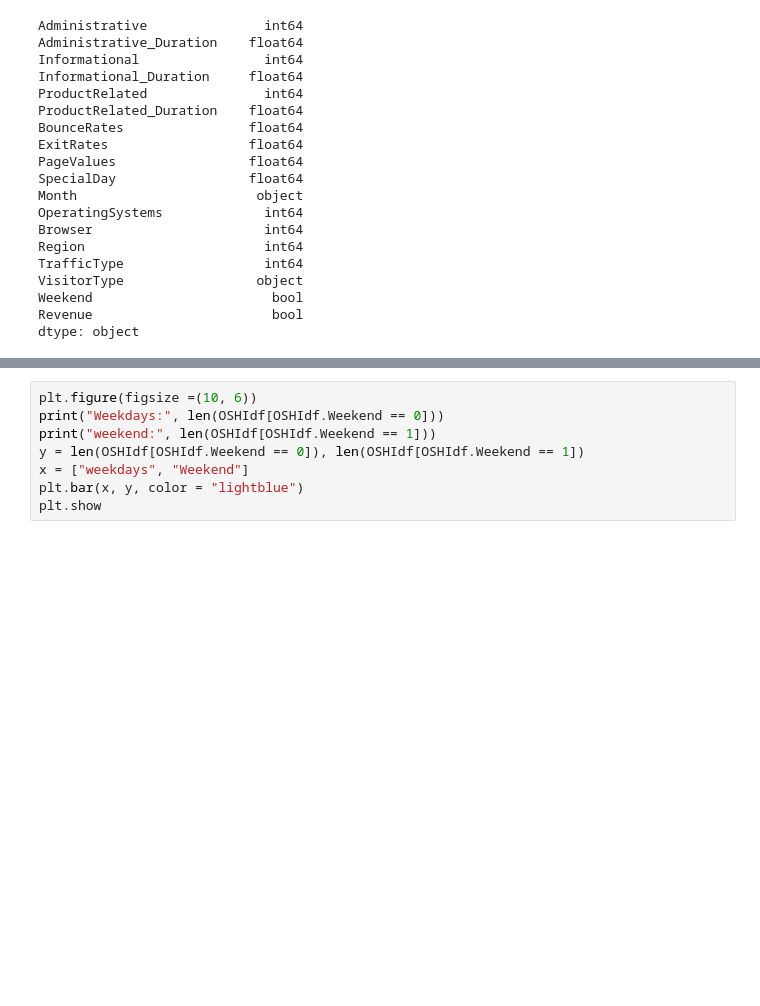
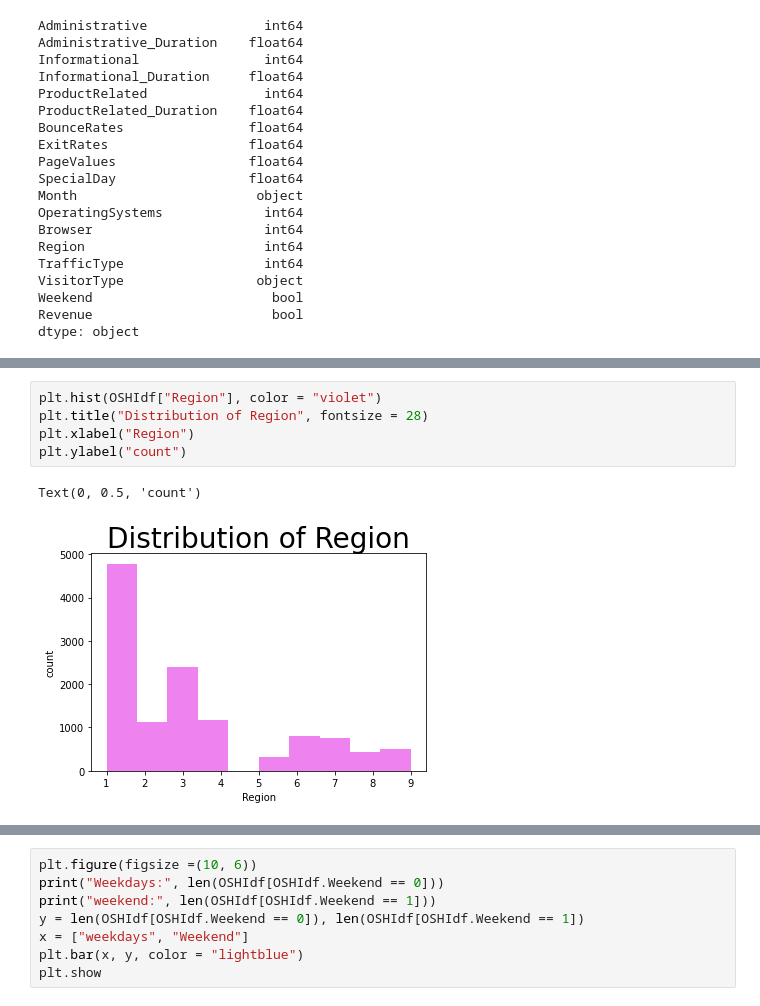
Before and after one commit to SepidehMohammadi/Capstone_python, a Jupyter notebook: Online Shoppers Purchasing Intention.ipynb, the cells around one changed output, grey strips where cells are left out. Cells and saved outputs as stored; diff of their text form; blank space fills up the shorter version.

```diff
--- a/Online Shoppers Purchasing Intention.ipynb
+++ b/Online Shoppers Purchasing Intention.ipynb
@@ -641,0 +288,8 @@ pd.crosstab(index = OSHIdf["Weekend"], columns = "Count")
+# %%
+plt.hist(OSHIdf["Region"], color = "violet")
+plt.title("Distribution of Region", fontsize = 28)
+plt.xlabel("Region")
+plt.ylabel("count")
+# %% [output]
+Text(0, 0.5, 'count')
+[figure, added]
```
Also changed, not shown: parts of 188 cells of this notebook, 4 other files.
